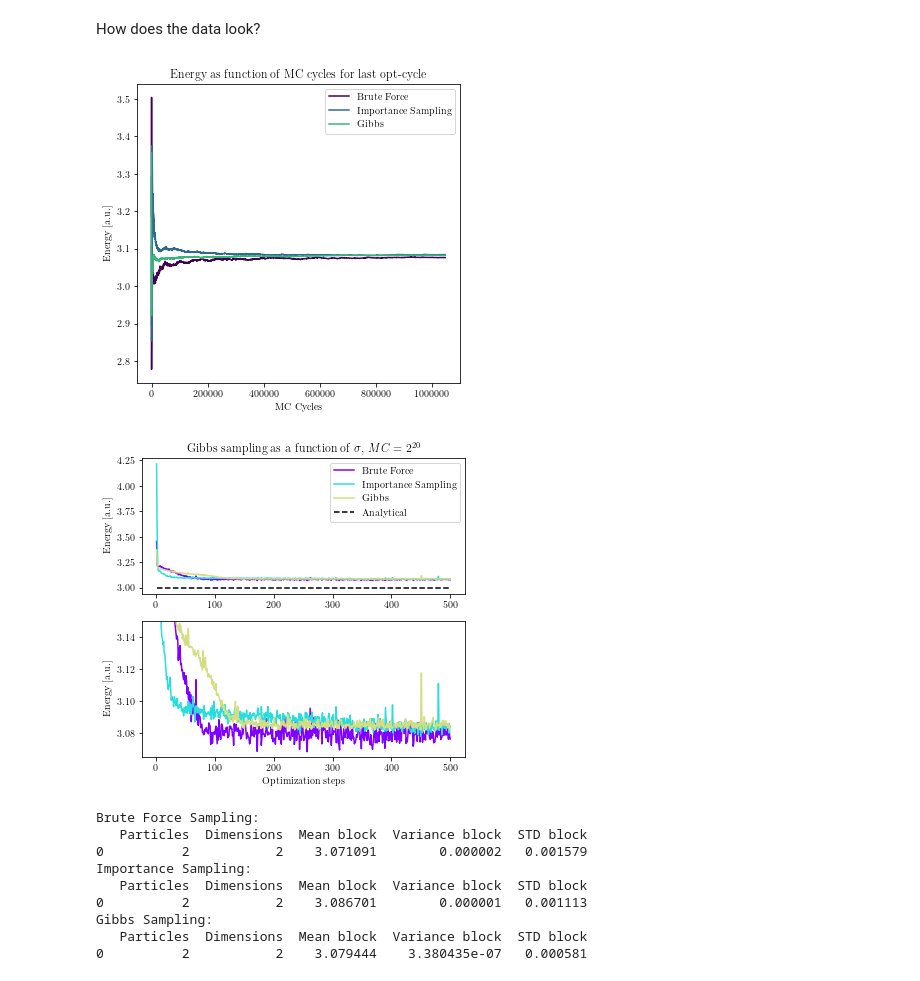
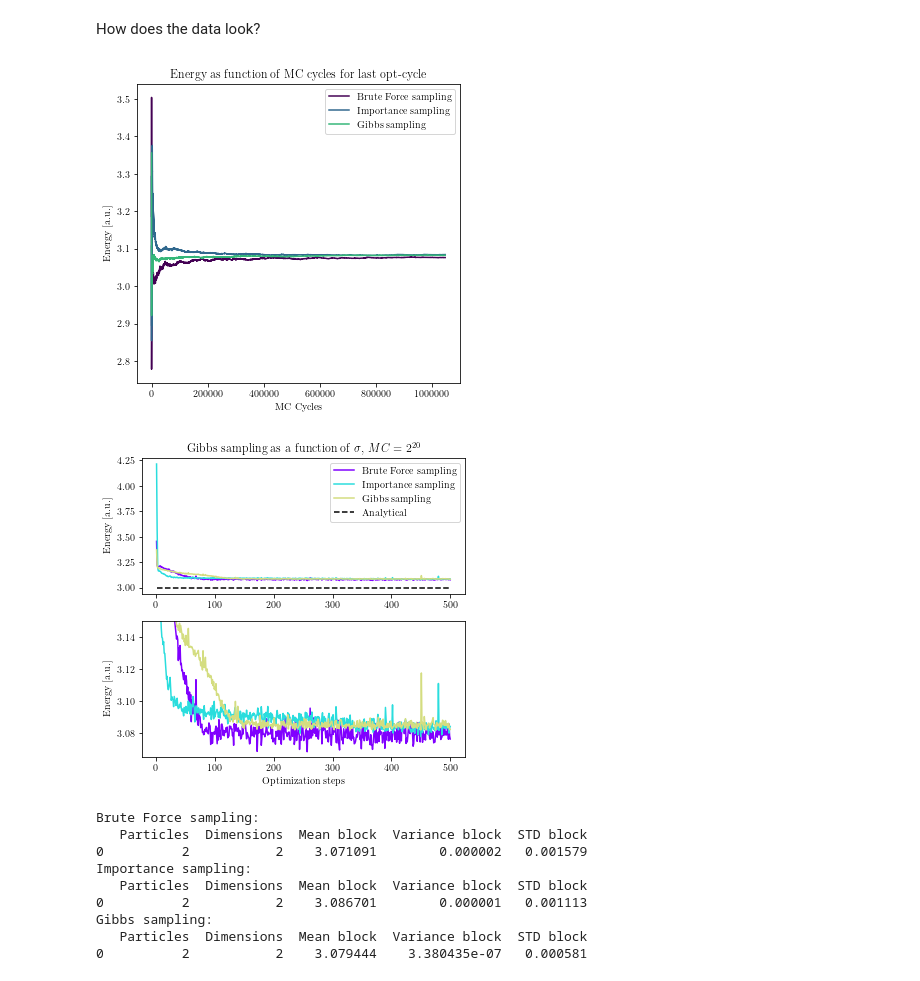
Before and after one commit to Moejay10/FYS4411, a Jupyter notebook: Project2/Code/Python/Restricted_Boltzmann_Machine.ipynb, the cells around one changed output. Saved outputs shown, nothing was run; the diff lists cells and outputs as text; code cells hidden in the pictures.

```diff
--- a/Project2/Code/Python/Restricted_Boltzmann_Machine.ipynb
+++ b/Project2/Code/Python/Restricted_Boltzmann_Machine.ipynb
@@ -2111,26 +2111,26 @@ How does the data look?
 # %%
 # plot
 fig, ax1 = plt.subplots(1,1)
 w = 5.78851          # Latex document text width
 fig.set_size_inches(w=w*1.0,h= 5.5)
 
 cmap = plt.cm.get_cmap("viridis")
 norm = mpl.colors.Normalize(vmin=sigmas[0], vmax=sigmas[-1])
 
 x = np.linspace(1,len(I_best_param['bf_block']['Energy']),len(I_best_param['bf_block']['Energy']))
 #print(cmap)
-ax1.plot(x, I_best_param['bf_block']['Energy'], label='Brute Force',color=cmap(norm(sigmas[0])))
-ax1.plot(x, I_best_param['is_block']['Energy'], label='Importance Sampling', color=cmap(norm(sigmas[1])))
-ax1.plot(x, I_best_param['gi_block']['Energy'], label='Gibbs', color=cmap(norm(sigmas[2])))
+ax1.plot(x, I_best_param['bf_block']['Energy'], label='Brute Force sampling',color=cmap(norm(sigmas[0])))
+ax1.plot(x, I_best_param['is_block']['Energy'], label='Importance sampling', color=cmap(norm(sigmas[1])))
+ax1.plot(x, I_best_param['gi_block']['Energy'], label='Gibbs sampling', color=cmap(norm(sigmas[2])))
 ax1.set_title('Energy as function of MC cycles for last opt-cycle')
 ax1.set_xlabel('MC Cycles')
 #ax1.set_xscale('log', basex=2)
 ax1.set_ylabel('Energy [a.u.]')
 ax1.legend(loc='best')
 #plt.savefig(data_path('I_best_param_mc.pgf'))
 plt.show()
 # %% [output]
-[figure, old version]
+[figure, new version]
 # %%
 correct_energy = 3.0
 # plot
@@ -2142,9 +2142,9 @@ cmap = plt.cm.get_cmap("rainbow")
 norm = mpl.colors.Normalize(vmin=sigmas[0], vmax=sigmas[-1])
 
 #print(cmap)
-ax1.plot(I_best_param['bf']['Iteration'], I_best_param['bf']['Energy'], label='Brute Force',color=cmap(norm(sigmas[0])))
-ax1.plot(I_best_param['bf']['Iteration'], I_best_param['is']['Energy'], label='Importance Sampling', color=cmap(norm(sigmas[1])))
-ax1.plot(I_best_param['bf']['Iteration'], I_best_param['gi']['Energy'], label='Gibbs', color=cmap(norm(sigmas[2])))
+ax1.plot(I_best_param['bf']['Iteration'], I_best_param['bf']['Energy'], label='Brute Force sampling',color=cmap(norm(sigmas[0])))
+ax1.plot(I_best_param['bf']['Iteration'], I_best_param['is']['Energy'], label='Importance sampling', color=cmap(norm(sigmas[1])))
+ax1.plot(I_best_param['bf']['Iteration'], I_best_param['gi']['Energy'], label='Gibbs sampling', color=cmap(norm(sigmas[2])))
 
 yExact = np.ones(len(I_best_param['bf']['Iteration']))*correct_energy
 ax1.plot(I_best_param['bf']['Iteration'],yExact,'--',color='Black', label='Analytical')
@@ -2155,9 +2155,9 @@ ax1.set_ylabel("Energy [a.u.]")
 ax1.set_title('Gibbs sampling as a function of $\sigma$, $MC=2^{20}$')
 
 #print(cmap)
-ax2.plot(I_best_param['bf']['Iteration'], I_best_param['bf']['Energy'], label='Brute Force',color=cmap(norm(sigmas[0])))
-ax2.plot(I_best_param['bf']['Iteration'], I_best_param['is']['Energy'], label='Importance Sampling', color=cmap(norm(sigmas[1])))
-ax2.plot(I_best_param['bf']['Iteration'], I_best_param['gi']['Energy'], label='Gibbs', color=cmap(norm(sigmas[2])))
+ax2.plot(I_best_param['bf']['Iteration'], I_best_param['bf']['Energy'], label='Brute Force sampling',color=cmap(norm(sigmas[0])))
+ax2.plot(I_best_param['bf']['Iteration'], I_best_param['is']['Energy'], label='Importance sampling', color=cmap(norm(sigmas[1])))
+ax2.plot(I_best_param['bf']['Iteration'], I_best_param['gi']['Energy'], label='Gibbs sampling', color=cmap(norm(sigmas[2])))
 
 yExact = np.ones(len(I_best_param['bf']['Iteration']))*correct_energy
 ax2.plot(I_best_param['bf']['Iteration'],yExact,'--',color='Black', label='Analytical')
@@ -2173,24 +2173,24 @@ ax2.set_xlabel("Optimization steps")
 
 plt.show()
 # %% [output]
-[figure, old version]
+[figure, new version]
 # %%
-print('Brute Force Sampling:')
+print('Brute Force sampling:')
 bf_block = use_blocking("Statistical_Analysis/I_BF_eta_2^-2_nh_5_nx_4MC_2^20.dat", 2)
 print(bf_block)
-print('Importance Sampling:')
+print('Importance sampling:')
 is_block = use_blocking("Statistical_Analysis/I_IS_eta_2^-2_nh_10_nx_4MC_2^20.dat", 2)
 print(is_block)
-print('Gibbs Sampling:')
+print('Gibbs sampling:')
 gi_block = use_blocking("Statistical_Analysis/I_GI_eta_2^-2_nh_2_nx_4MC_2^20sigma_0.750000.dat", 2)
 print(gi_block)
 # %% [output]
-Brute Force Sampling:
+Brute Force sampling:
    Particles  Dimensions  Mean block  Variance block  STD block
 0          2           2    3.071091        0.000002   0.001579
-Importance Sampling:
+Importance sampling:
    Particles  Dimensions  Mean block  Variance block  STD block
 0          2           2    3.086701        0.000001   0.001113
-Gibbs Sampling:
+Gibbs sampling:
    Particles  Dimensions  Mean block  Variance block  STD block
 0          2           2    3.079444    3.380435e-07   0.000581
```
Also changed, not shown: parts of 23 cells of this notebook.
